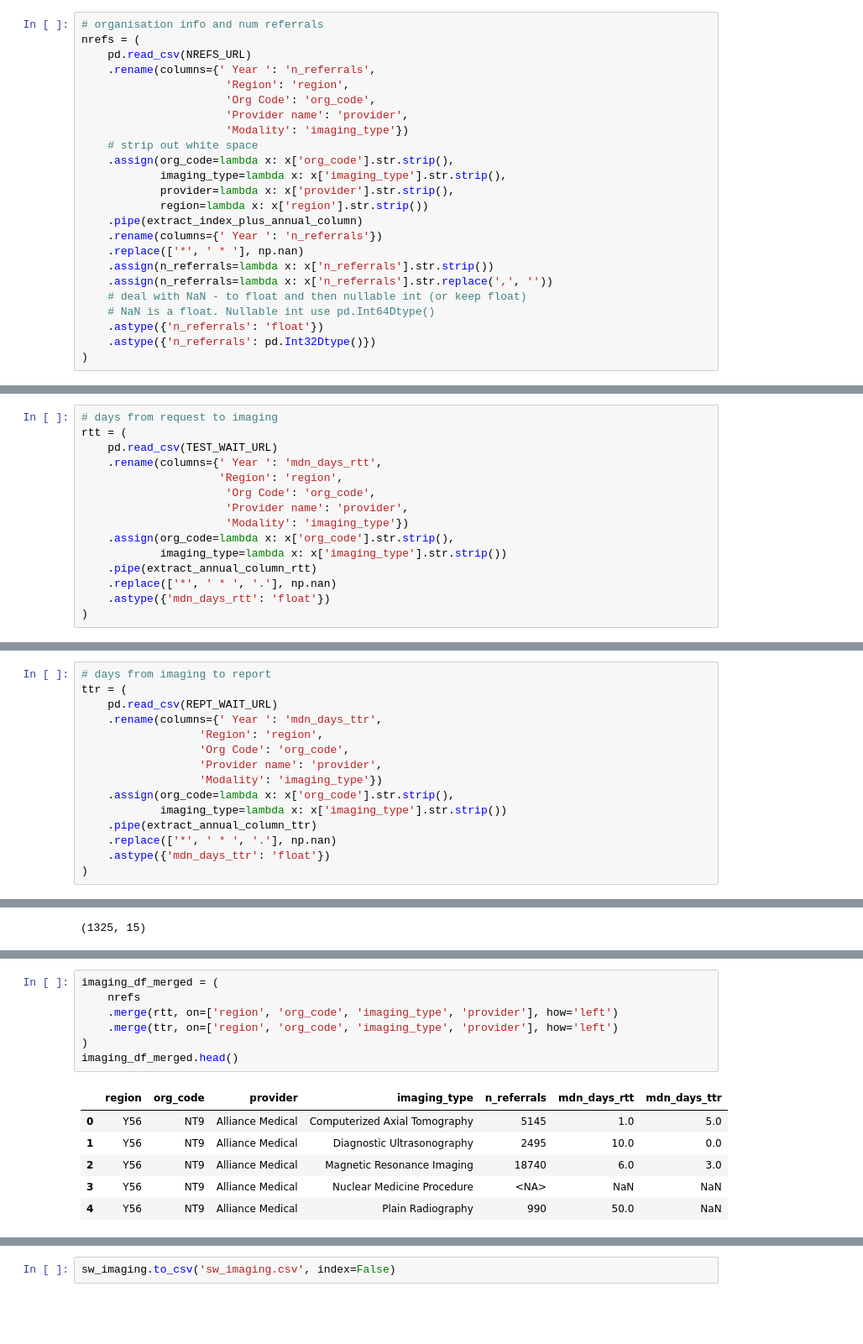
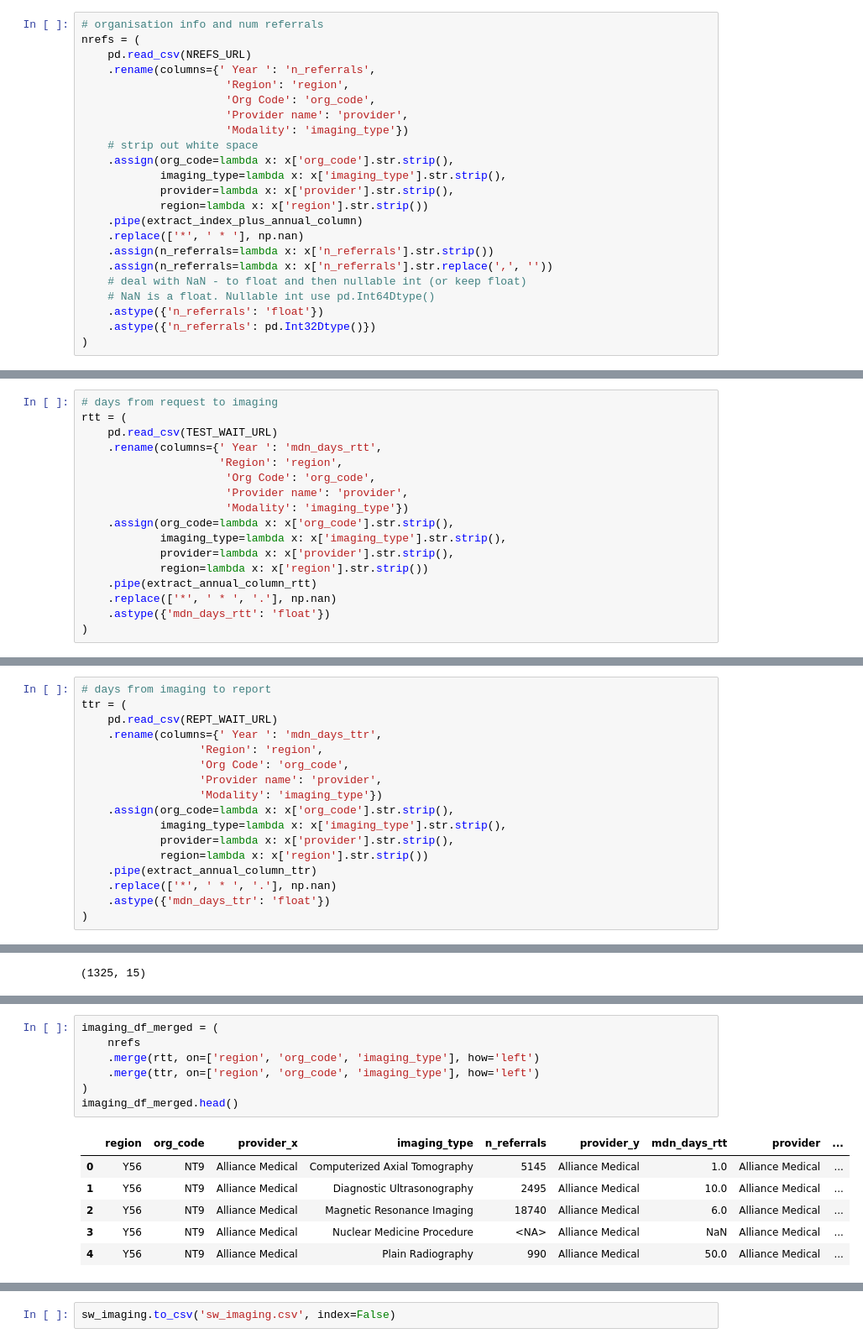
Before and after one commit to health-data-science-OR/hpdm171, a Jupyter notebook: week_08/lecture/08_case_study_merge.ipynb, the cells around one changed output, grey strips where cells are left out. Shown at 84% size. Cells and saved outputs as stored; diff of their text form; blank space fills up the shorter version.

Commit message:
feat(week8): updated merge cs

```diff
--- a/week_08/lecture/08_case_study_merge.ipynb
+++ b/week_08/lecture/08_case_study_merge.ipynb
@@ -106,7 +106,6 @@ nrefs = (
             provider=lambda x: x['provider'].str.strip(),
             region=lambda x: x['region'].str.strip())
     .pipe(extract_index_plus_annual_column)
-    .rename(columns={' Year ': 'n_referrals'})
     .replace(['*', ' * '], np.nan)
     .assign(n_referrals=lambda x: x['n_referrals'].str.strip())
     .assign(n_referrals=lambda x: x['n_referrals'].str.replace(',', ''))
@@ -133,7 +132,9 @@ rtt = (
                       'Provider name': 'provider',
                       'Modality': 'imaging_type'})
     .assign(org_code=lambda x: x['org_code'].str.strip(),
-            imaging_type=lambda x: x['imaging_type'].str.strip())
+            imaging_type=lambda x: x['imaging_type'].str.strip(),
+            provider=lambda x: x['provider'].str.strip(),
+            region=lambda x: x['region'].str.strip())
     .pipe(extract_annual_column_rtt)
     .replace(['*', ' * ', '.'], np.nan)
     .astype({'mdn_days_rtt': 'float'})
@@ -156,7 +157,9 @@ ttr = (
                   'Provider name': 'provider',
                   'Modality': 'imaging_type'})
     .assign(org_code=lambda x: x['org_code'].str.strip(),
-            imaging_type=lambda x: x['imaging_type'].str.strip())
+            imaging_type=lambda x: x['imaging_type'].str.strip(),
+            provider=lambda x: x['provider'].str.strip(),
+            region=lambda x: x['region'].str.strip())
     .pipe(extract_annual_column_ttr)
     .replace(['*', ' * ', '.'], np.nan)
     .astype({'mdn_days_ttr': 'float'})
@@ -216,17 +291,17 @@ The cells below rebuild the same combined dataset using `pandas.DataFrame.merge(
 # %%
 imaging_df_merged = (
     nrefs
-    .merge(rtt, on=['region', 'org_code', 'imaging_type', 'provider'], how='left')
-    .merge(ttr, on=['region', 'org_code', 'imaging_type', 'provider'], how='left')
+    .merge(rtt, on=['region', 'org_code', 'imaging_type'], how='left')
+    .merge(ttr, on=['region', 'org_code', 'imaging_type'], how='left')
 )
 imaging_df_merged.head()
 # %% [output]
-|  | region | org_code | provider | imaging_type | n_referrals | mdn_days_rtt | mdn_days_ttr |
-| 0 | Y56 | NT9 | Alliance Medical | Computerized Axial Tomography | 5145 | 1.0 | 5.0 |
-| 1 | Y56 | NT9 | Alliance Medical | Diagnostic Ultrasonography | 2495 | 10.0 | 0.0 |
-| 2 | Y56 | NT9 | Alliance Medical | Magnetic Resonance Imaging | 18740 | 6.0 | 3.0 |
-| 3 | Y56 | NT9 | Alliance Medical | Nuclear Medicine Procedure | <NA> | NaN | NaN |
-| 4 | Y56 | NT9 | Alliance Medical | Plain Radiography | 990 | 50.0 | NaN |
+|  | region | org_code | provider_x | imaging_type | n_referrals | provider_y | mdn_days_rtt | provider | ... |
+| 0 | Y56 | NT9 | Alliance Medical | Computerized Axial Tomography | 5145 | Alliance Medical | 1.0 | Alliance Medical | ... |
+| 1 | Y56 | NT9 | Alliance Medical | Diagnostic Ultrasonography | 2495 | Alliance Medical | 10.0 | Alliance Medical | ... |
+| 2 | Y56 | NT9 | Alliance Medical | Magnetic Resonance Imaging | 18740 | Alliance Medical | 6.0 | Alliance Medical | ... |
+| 3 | Y56 | NT9 | Alliance Medical | Nuclear Medicine Procedure | <NA> | Alliance Medical | NaN | Alliance Medical | ... |
+| 4 | Y56 | NT9 | Alliance Medical | Plain Radiography | 990 | Alliance Medical | 50.0 | Alliance Medical | ... |
 # %%
 imaging_df_merged.info()
 # %% [output]
```
Also changed, not shown: parts of 19 cells of this notebook.
